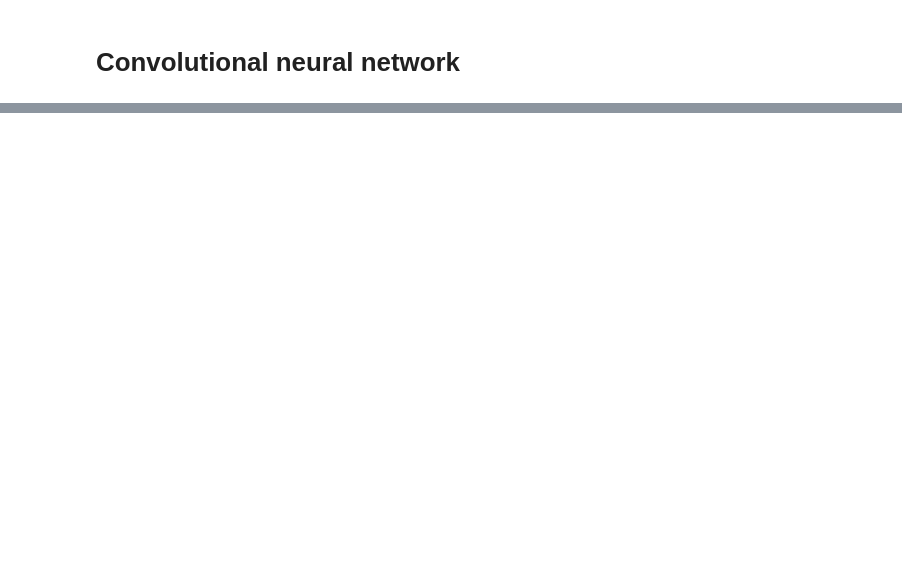
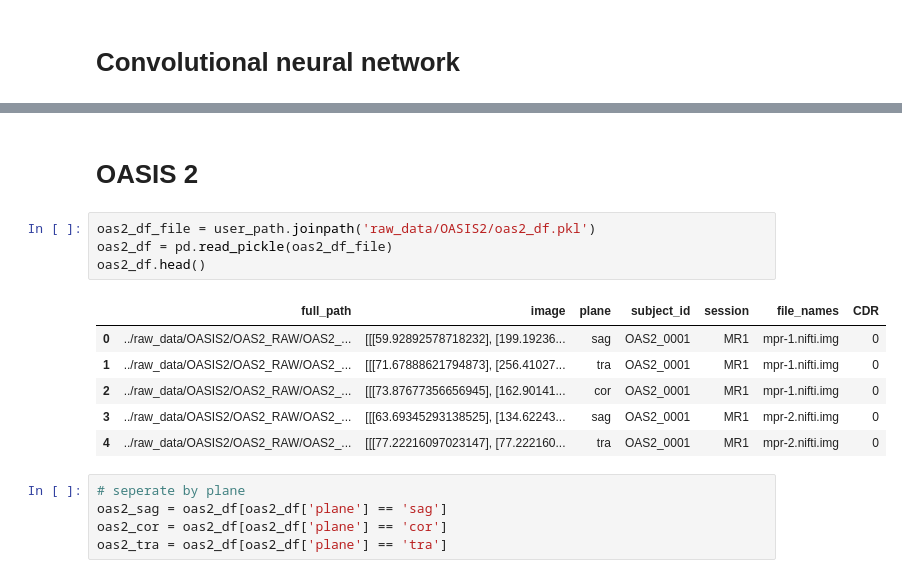
Before and after one commit to mkvph0ch/memobrain, a Jupyter notebook: notebooks/mkvph0ch_cnns.ipynb, the cells around one changed output, grey strips where cells are left out. Drawn from its saved outputs; the diff is of its cells as text; blank space fills up the shorter version.

```diff
--- a/notebooks/mkvph0ch_cnns.ipynb
+++ b/notebooks/mkvph0ch_cnns.ipynb
@@ -267,0 +358,18 @@ model.fit(x_train, y_train,
+# %% [markdown]
+# OASIS 2
+# %%
+oas2_df_file = user_path.joinpath('raw_data/OASIS2/oas2_df.pkl')
+oas2_df = pd.read_pickle(oas2_df_file)
+oas2_df.head()
+# %% [output]
+|  | full_path | image | plane | subject_id | session | file_names | CDR |
+| 0 | ../raw_data/OASIS2/OAS2_RAW/OAS2_... | [[[59.92892578718232], [199.19236... | sag | OAS2_0001 | MR1 | mpr-1.nifti.img | 0 |
+| 1 | ../raw_data/OASIS2/OAS2_RAW/OAS2_... | [[[71.67888621794873], [256.41027... | tra | OAS2_0001 | MR1 | mpr-1.nifti.img | 0 |
+| 2 | ../raw_data/OASIS2/OAS2_RAW/OAS2_... | [[[73.87677356656945], [162.90141... | cor | OAS2_0001 | MR1 | mpr-1.nifti.img | 0 |
+| 3 | ../raw_data/OASIS2/OAS2_RAW/OAS2_... | [[[63.69345293138525], [134.62243... | sag | OAS2_0001 | MR1 | mpr-2.nifti.img | 0 |
+| 4 | ../raw_data/OASIS2/OAS2_RAW/OAS2_... | [[[77.22216097023147], [77.222160... | tra | OAS2_0001 | MR1 | mpr-2.nifti.img | 0 |
+# %%
+# seperate by plane
+oas2_sag = oas2_df[oas2_df['plane'] == 'sag']
+oas2_cor = oas2_df[oas2_df['plane'] == 'cor']
+oas2_tra = oas2_df[oas2_df['plane'] == 'tra']
```
Also changed, not shown: parts of 46 cells of this notebook.
